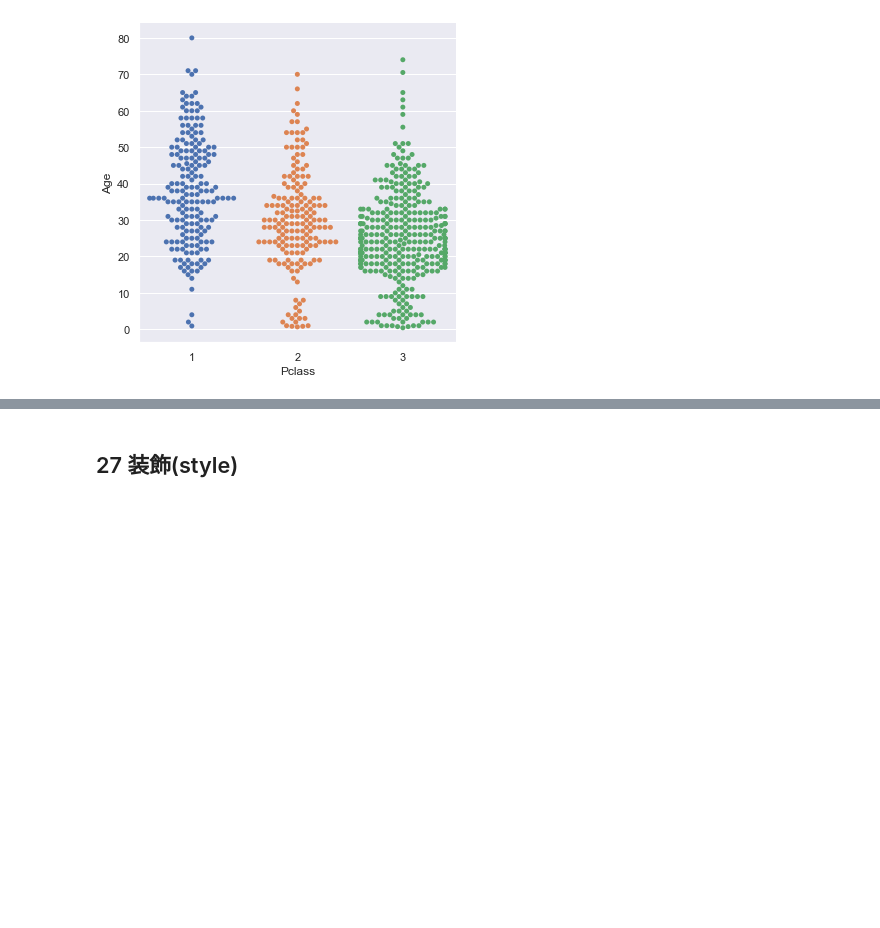
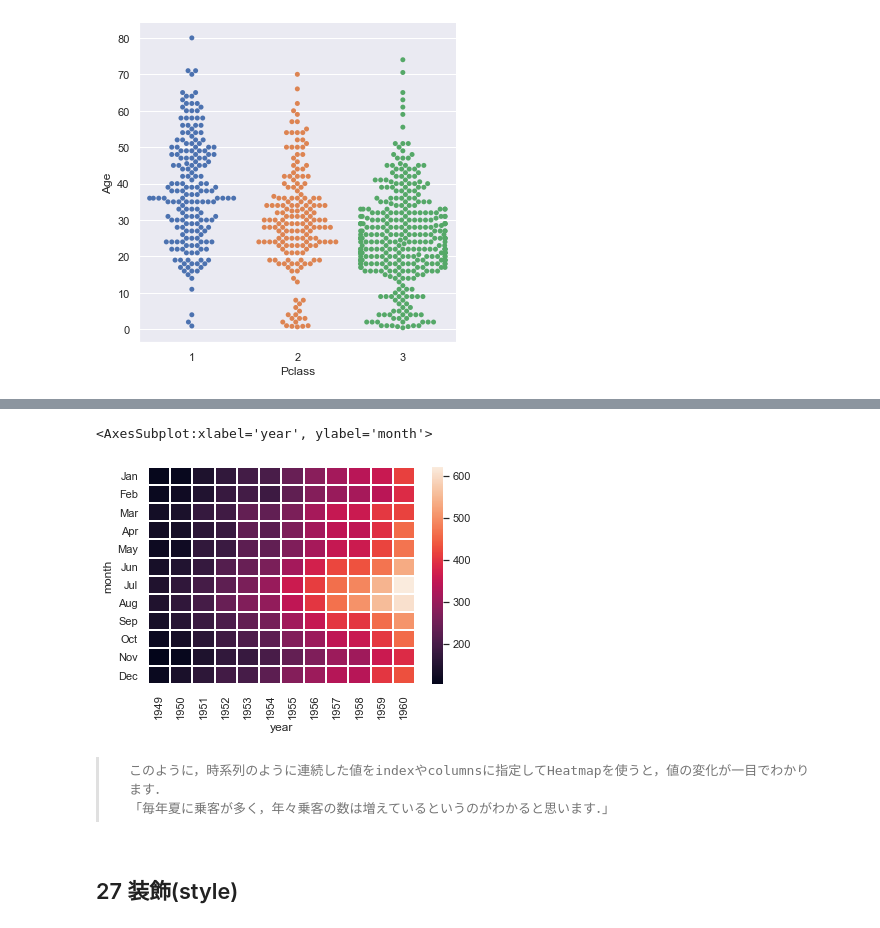
Before and after one commit to GitHiru/ml_academic, a Jupyter notebook: various_learning/kame/kame_ds_5_seaborn.ipynb, the cells around one changed output, grey strips where cells are left out. Cells and saved outputs as stored; diff of their text form; code cells hidden in the pictures; blank space fills up the shorter version.

```diff
--- a/various_learning/kame/kame_ds_5_seaborn.ipynb
+++ b/various_learning/kame/kame_ds_5_seaborn.ipynb
@@ -234,0 +289,4 @@ sns.catplot(x="Pclass", y="Age", data=df, kind="swarm")
+# %%
+flights = sns.load_dataset("flights")
+print(flights.shape)
+flights.head()
@@ -234,0 +301,4 @@ sns.catplot(x="Pclass", y="Age", data=df, kind="swarm")
+# %%
+# pivotテーブル作成
+flights_pivot = flights.pivot_table(values="passengers" , index="month" , columns="year")
+flights_pivot
@@ -235,2 +320,10 @@ sns.catplot(x="Pclass", y="Age", data=df, kind="swarm")
+# %%
+sns.heatmap(flights_pivot, linewidths=1)
+# %% [output]
+<AxesSubplot:xlabel='year', ylabel='month'>
+[figure, added]
+# %% [markdown]
+>     このように，時系列のように連続した値をindexやcolumnsに指定してHeatmapを使うと，値の変化が一目でわかります．
+>     「毎年夏に乗客が多く，年々乗客の数は増えているというのがわかると思います．」
 # %% [markdown]
 ## 27 装飾(style)
```
Also changed, not shown: parts of 10 cells of this notebook.
